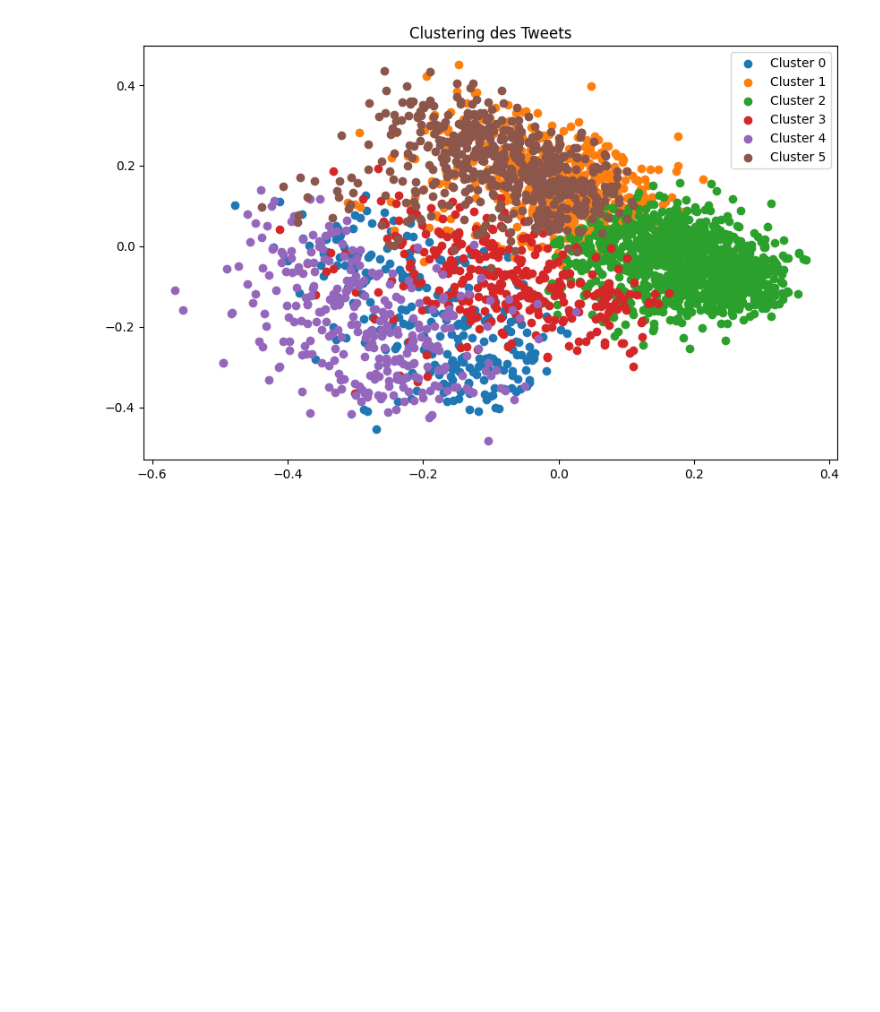
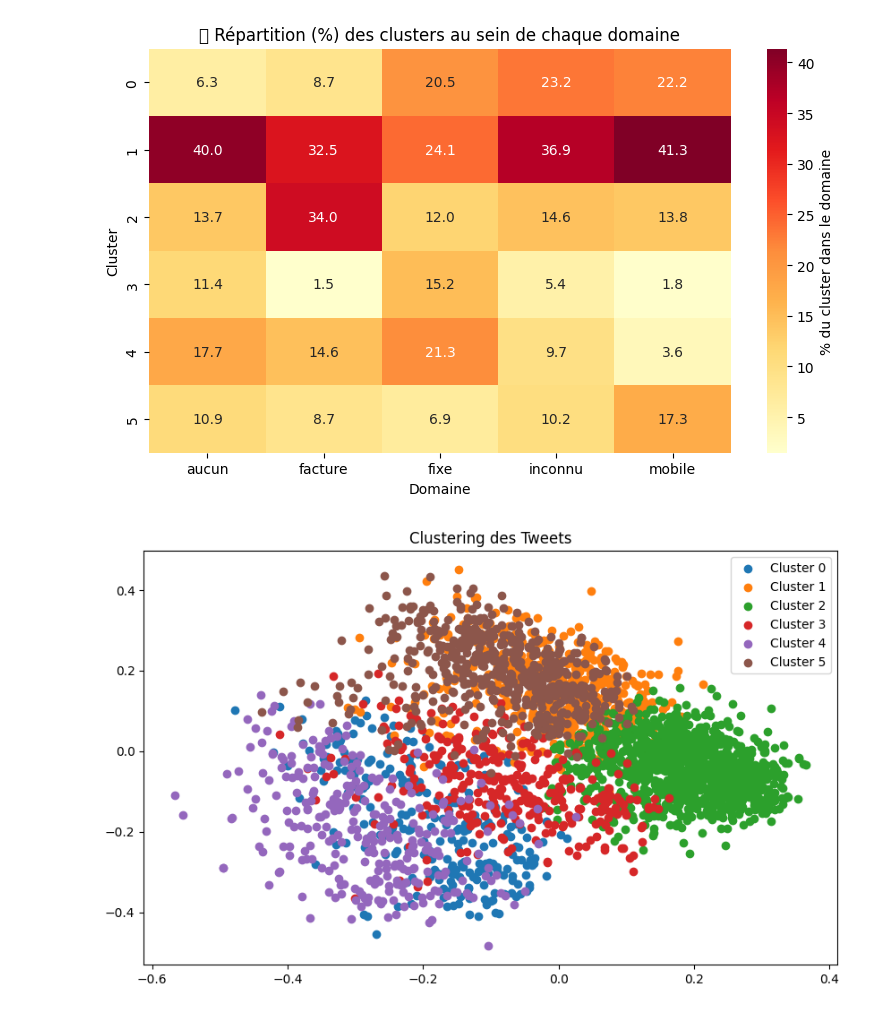
Before and after one commit to el-cer/SAVIA, a Jupyter notebook: notebooks/clustering_tweet.ipynb, the cells around one changed output. Drawn from its saved outputs; the diff is of its cells as text; code cells hidden in the pictures; blank space fills up the shorter version.

Commit message:
add data

```diff
--- a/notebooks/clustering_tweet.ipynb
+++ b/notebooks/clustering_tweet.ipynb
@@ -9,7 +9,7 @@ import matplotlib.pyplot as plt
 import os
 
 # Chargement des tweets nettoyés
-df = pd.read_csv("../data/silver/tweets_cleaned_1.csv")
+df = pd.read_csv("../data/gold/tweets_classified_clean_1.csv")
 texts = df["clean_text"].dropna().tolist()
 # %%
 from sentence_transformers import SentenceTransformer
@@ -64,2 +39,0 @@ kmeans = KMeans(n_clusters=k, random_state=0).fit(embeddings)
-# %%
-df["cluster"] = kmeans.labels_
@@ -66,3 +122,21 @@ df["cluster"] = kmeans.labels_
+# %%
+cross_domaine_col = pd.crosstab(df["cluster"], df["domaine"], normalize="columns") * 100
+
+plt.figure(figsize=(8, 5))
+sns.heatmap(
+    cross_domaine_col,
+    annot=True,
+    fmt=".1f",
+    cmap="YlOrRd",
+    cbar_kws={'label': '% du cluster dans le domaine'}
+)
+plt.title("📊 Répartition (%) des clusters au sein de chaque domaine")
+plt.xlabel("Domaine")
+plt.ylabel("Cluster")
+plt.tight_layout()
+plt.show()
+# %% [output]
+[figure, added]
 # %%
 # Visualisation
 pca = PCA(n_components=2)
```
Also changed, not shown: parts of 5 cells of this notebook, 2 other files.
